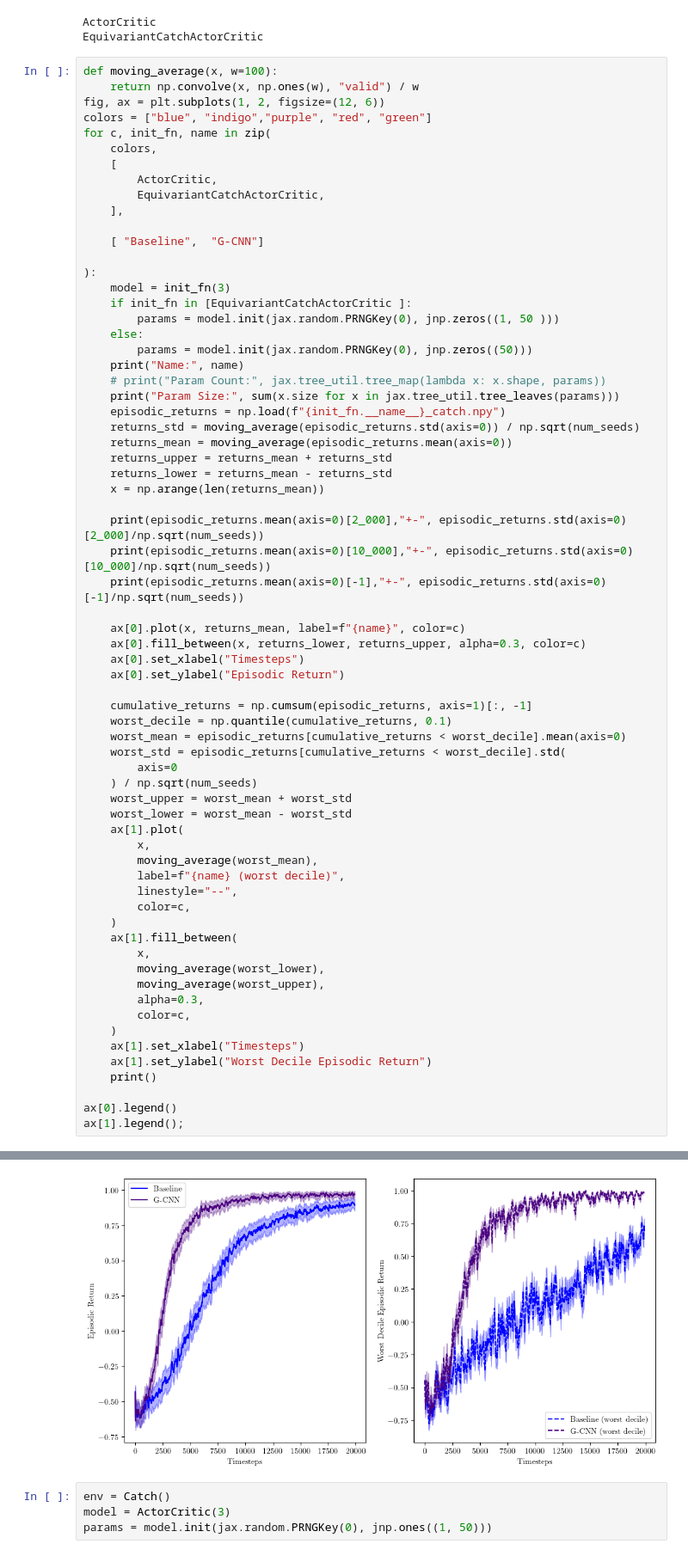
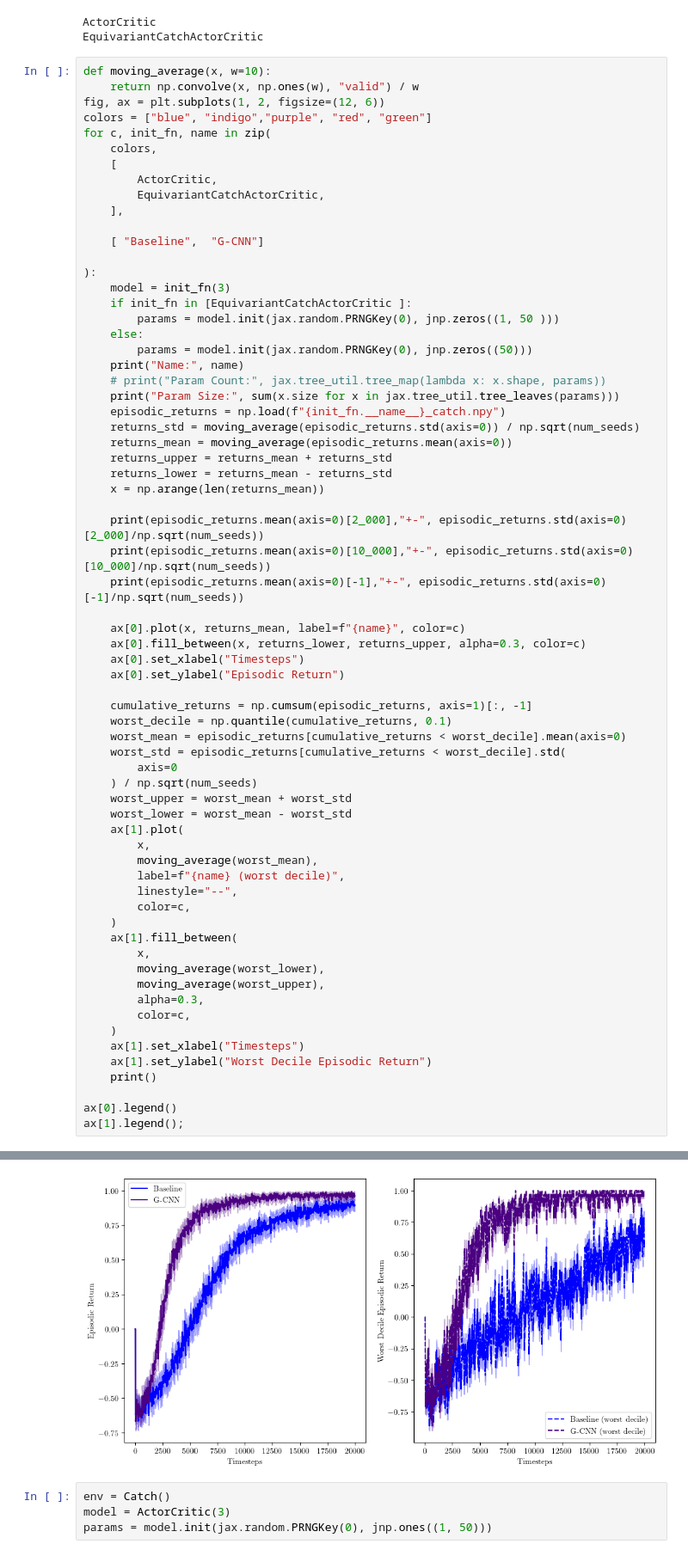
Before and after one commit to seancraven/mono_ms, a Jupyter notebook: base_rl/mf_plotting_catch.ipynb, the cells around one changed output, grey strips where cells are left out. Shown at 86% size. Saved outputs shown, nothing was run; the diff lists cells and outputs as text.

```diff
--- a/base_rl/mf_plotting_catch.ipynb
+++ b/base_rl/mf_plotting_catch.ipynb
@@ -43,7 +39,7 @@ for net_init in [
 ActorCritic
 EquivariantCatchActorCritic
 # %%
-def moving_average(x, w=100):
+def moving_average(x, w=10):
     return np.convolve(x, np.ones(w), "valid") / w
 fig, ax = plt.subplots(1, 2, figsize=(12, 6))
 colors = ["blue", "indigo","purple", "red", "green"]
@@ -124,4 +125,4 @@ Param Size: 14949
-[figure, old version]
+[figure, new version]
 # %%
 env = Catch()
 model = ActorCritic(3)
```
Also changed, not shown: parts of 2 cells of this notebook, 16 other files.
